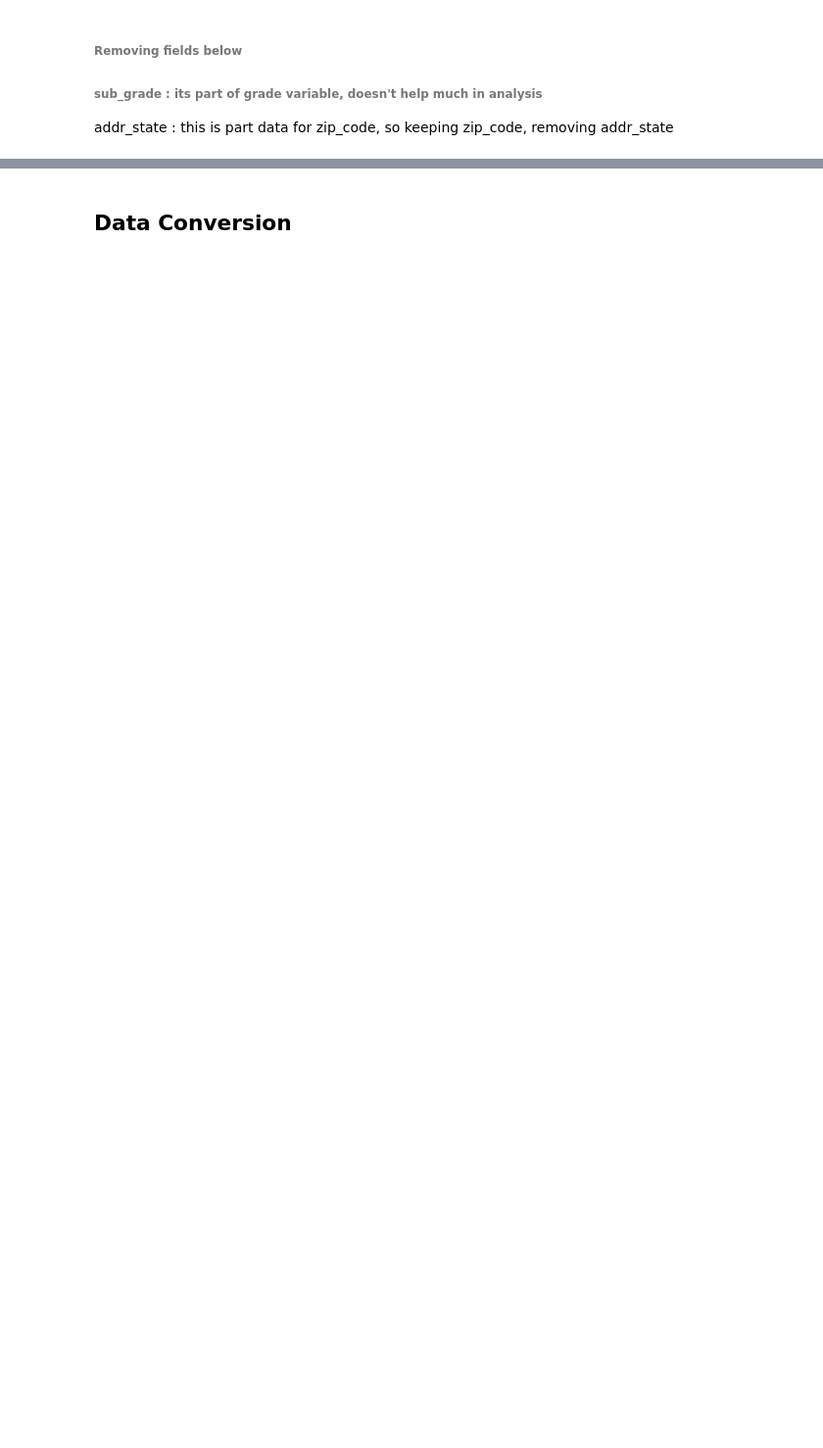
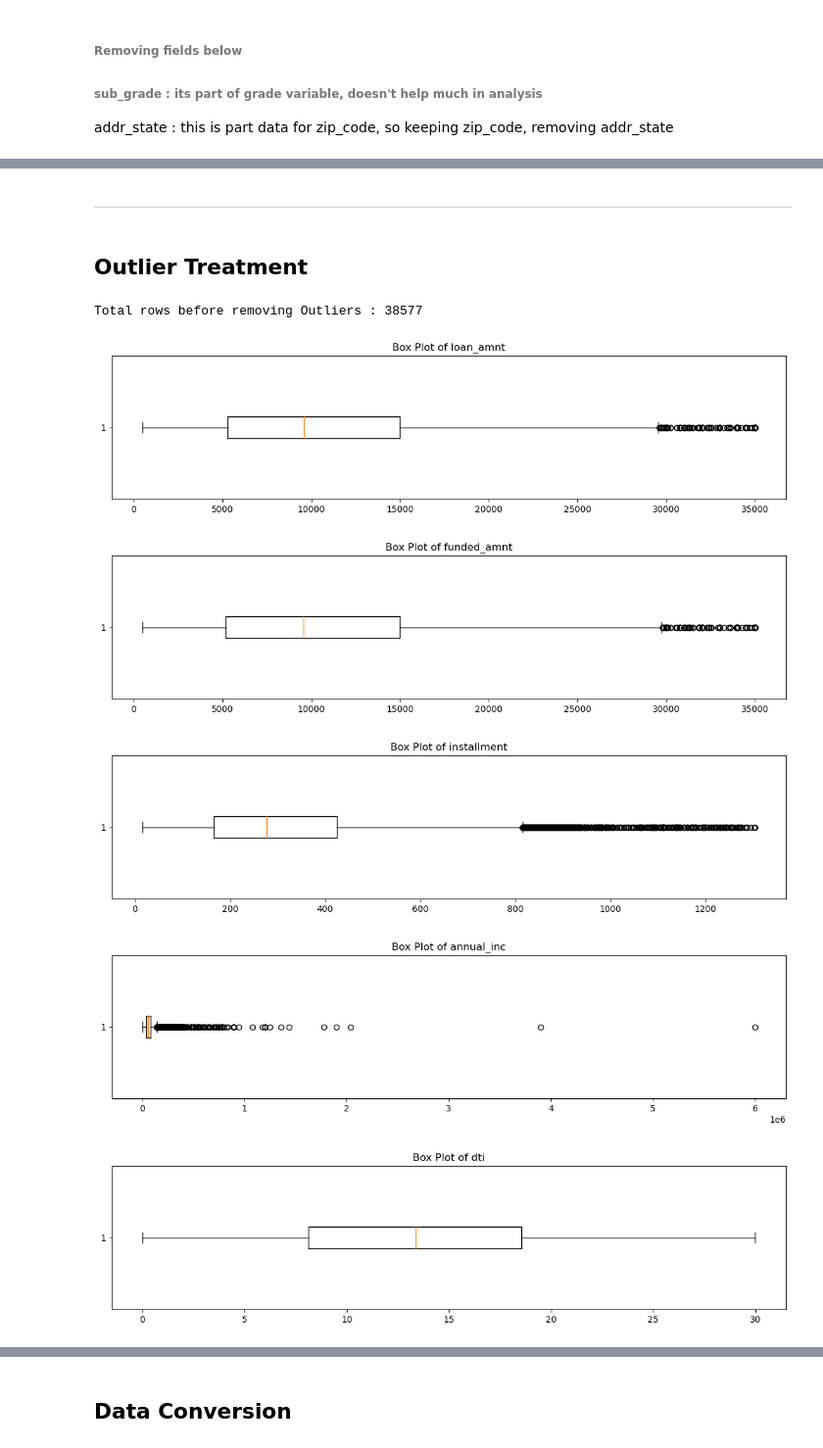
Before and after one commit to vikrampawar88/LendingClub-Case-Study, a Jupyter notebook: Vikram_Pawar.ipynb, the cells around one changed output, grey strips where cells are left out. Shown at 98% size. Cells and saved outputs as stored; diff of their text form; code cells hidden in the pictures; blank space fills up the shorter version.

```diff
--- a/Vikram_Pawar.ipynb
+++ b/Vikram_Pawar.ipynb
@@ -22,7 +26,7 @@ import matplotlib.pyplot as plt
 # %% [markdown]
 # <u>Sourcing loan data from loan.csv</u>
 # %%
-loan_data = pd.read_csv("loan.csv")
+loan_data = pd.read_csv("loan.csv", low_memory=False)
 # %% [markdown]
 # <u>Data Understanding</u>
 # %%
@@ -252,5 +265,5 @@ Deleting mths\_since\_last\_record as they are having 90% and above NULL values
 # %%
-loan_data = loan_data.drop(columns=['mths_since_last_record'])
+loan_data = loan_data.drop(columns=['mths_since_last_record', 'mths_since_last_delinq'])
 
 print(loan_data.shape)
 
@@ -471,0 +505,29 @@ loan_data_backup = loan_data
+# %% [markdown]
+---
+# %% [markdown]
+## Outlier Treatment
+# %%
+# Common function to check the outliers for the columns
+
+def box_plot_for_outlier_check(data, column):
+    fig, ax = plt.subplots(figsize=(14, 3))
+    ax.boxplot(data[column], vert=False)
+    ax.set_title('Box Plot of '+ column)
+    plt.show()
+# %%
+rows_before_removing_outliers = len(loan_data)
+print("Total rows before removing Outliers : "+str(rows_before_removing_outliers))
+# %% [output]
+Total rows before removing Outliers : 38577
+# %%
+# Checking outliers for columns
+# outlier_treatment = ['loan_amnt', 'funded_amnt', 'term', 'int_rate', 'installment', 'annual_inc', 'dti', 'revol_bal', 'revol_util']
+outlier_treatment = ['loan_amnt', 'funded_amnt', 'installment', 'annual_inc', 'dti', 'revol_bal']
+for column in outlier_treatment:
+    box_plot_for_outlier_check(loan_data, column)
+# %% [output]
+[figure, added]
+[figure, added]
+[figure, added]
+[figure, added]
+[figure, added]
```
Also changed, not shown: parts of 91 cells of this notebook, 2 other files.
